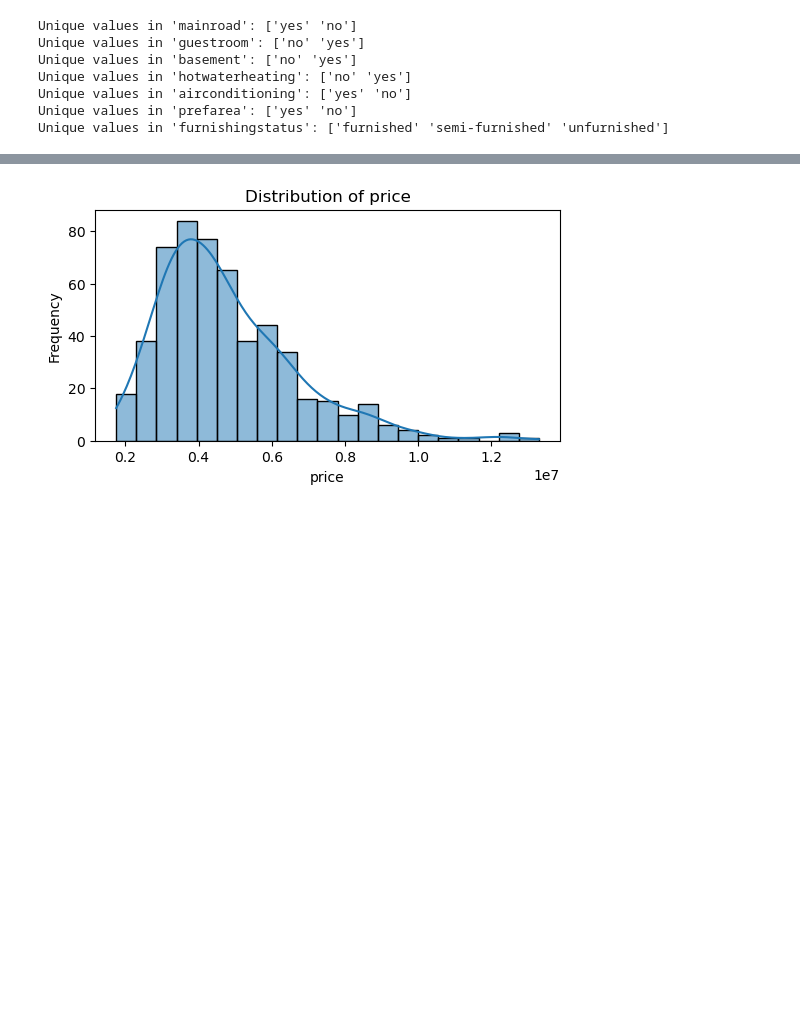
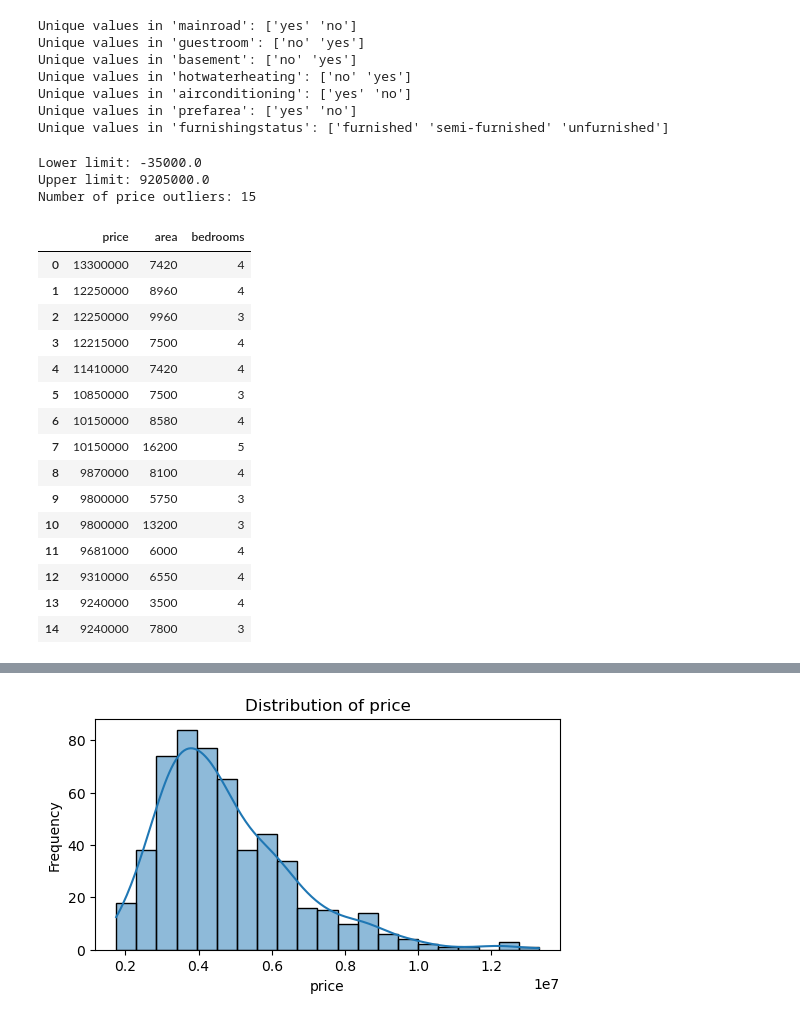
Before and after one commit to nsn-mah6/Machine-Learning-Internship, a Jupyter notebook: week-3/housingeda.ipynb, the cells around one changed output, grey strips where cells are left out. Drawn from its saved outputs; the diff is of its cells as text; code cells hidden in the pictures; blank space fills up the shorter version.

```diff
--- a/week-3/housingeda.ipynb
+++ b/week-3/housingeda.ipynb
@@ -92,3 +92,43 @@ Unique values in 'furnishingstatus': ['furnished' 'semi-furnished' 'unfurnished'
 # Separate numerical and categorical columns.
 numerical_columns = df.select_dtypes(include=[np.number]).columns
 categorical_columns = df.select_dtypes(include=['object']).columns
+# %%
+# Outlier detection
+Q1 = df["price"].quantile(0.25)
+Q3 = df["price"].quantile(0.75)
+
+IQR = Q3 - Q1
+
+lower_limit = Q1 - 1.5 * IQR
+upper_limit = Q3 + 1.5 * IQR
+
+outliers = df[
+    (df["price"] < lower_limit) |
+    (df["price"] > upper_limit)
+]
+
+print("Lower limit:", lower_limit)
+print("Upper limit:", upper_limit)
+print("Number of price outliers:", len(outliers))
+
+display(outliers[["price", "area", "bedrooms"]])
+# %% [output]
+Lower limit: -35000.0
+Upper limit: 9205000.0
+Number of price outliers: 15
+|  | price | area | bedrooms |
+| 0 | 13300000 | 7420 | 4 |
+| 1 | 12250000 | 8960 | 4 |
+| 2 | 12250000 | 9960 | 3 |
+| 3 | 12215000 | 7500 | 4 |
+| 4 | 11410000 | 7420 | 4 |
+| 5 | 10850000 | 7500 | 3 |
+| 6 | 10150000 | 8580 | 4 |
+| 7 | 10150000 | 16200 | 5 |
+| 8 | 9870000 | 8100 | 4 |
+| 9 | 9800000 | 5750 | 3 |
+| 10 | 9800000 | 13200 | 3 |
+| 11 | 9681000 | 6000 | 4 |
+| 12 | 9310000 | 6550 | 4 |
+| 13 | 9240000 | 3500 | 4 |
+| 14 | 9240000 | 7800 | 3 |
```
Also changed, not shown: parts of 3 cells of this notebook, 1 other file.
